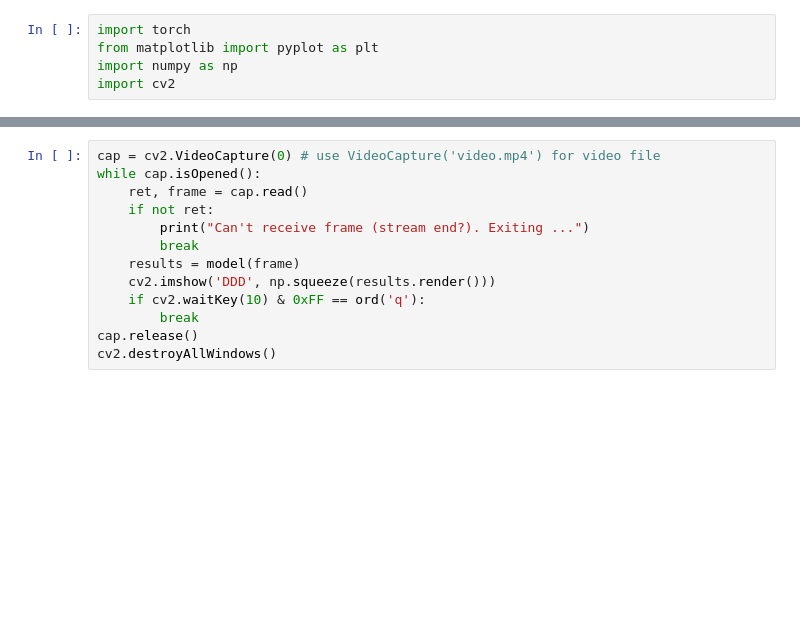
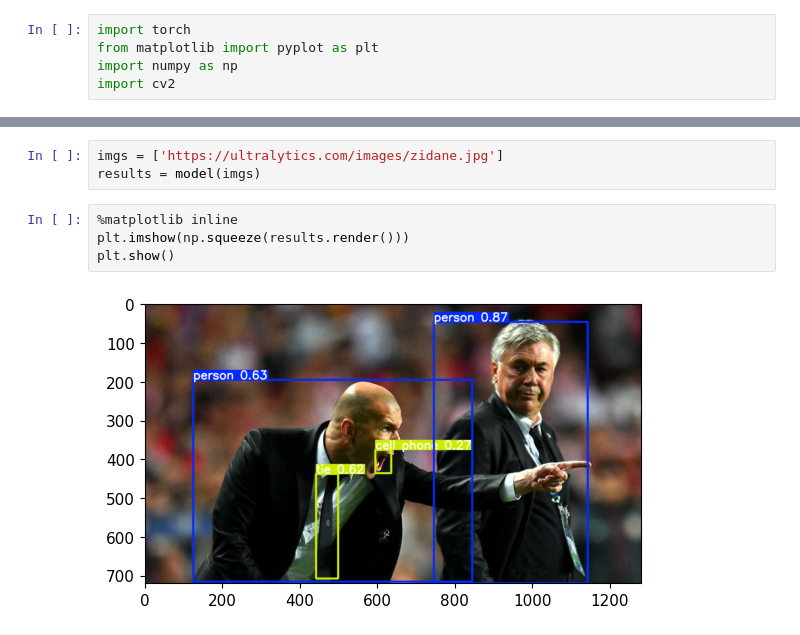
Before and after one commit to TA108/yolov5-deep-drowsiness-detection, a Jupyter notebook: object_detection_yolov5.ipynb, the cells around one changed output, grey strips where cells are left out. Cells and saved outputs as stored; diff of their text form; blank space fills up the shorter version.

```diff
--- a/object_detection_yolov5.ipynb
+++ b/object_detection_yolov5.ipynb
@@ -12,16 +14,12 @@ YOLOv5  2026-5-23 Python-3.11.10 torch-2.12.0+cu130 CUDA:0 (NVIDIA GeForce RTX 5
 Fusing layers...
 YOLOv5s summary: 213 layers, 7225885 parameters, 0 gradients, 16.4 GFLOPs
 Adding AutoShape...
-# %%
-cap = cv2.VideoCapture(0) # use VideoCapture('video.mp4') for video file
-while cap.isOpened():
-    ret, frame = cap.read()
-    if not ret:
-        print("Can't receive frame (stream end?). Exiting ...")
-        break
-    results = model(frame)
-    cv2.imshow('DDD', np.squeeze(results.render()))
-    if cv2.waitKey(10) & 0xFF == ord('q'):
-        break
-cap.release()
-cv2.destroyAllWindows()
+# %%
+imgs = ['https://ultralytics.com/images/zidane.jpg']
+results = model(imgs)
+# %%
+%matplotlib inline
+plt.imshow(np.squeeze(results.render()))
+plt.show()
+# %% [output]
+[figure, added]
```
Also changed, not shown: parts of 2 cells of this notebook, 2 other files.
